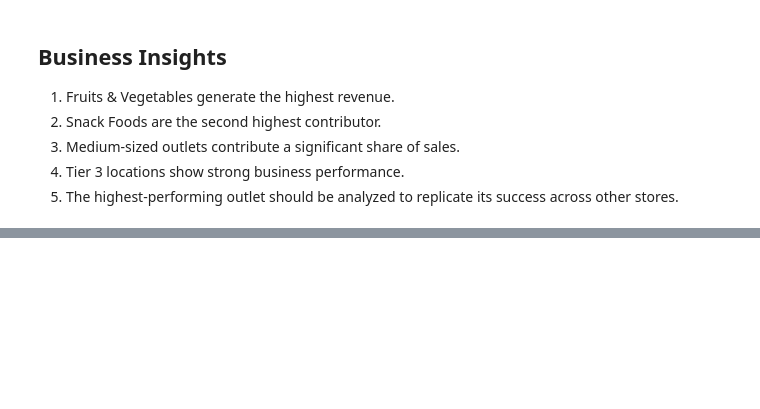
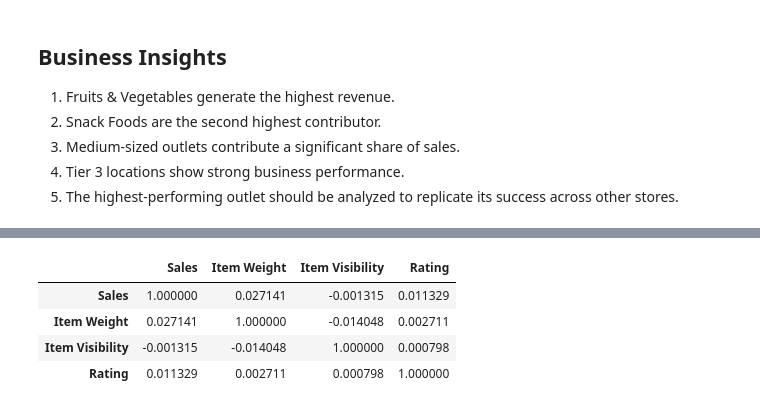
Before and after one commit to sanyuktaraut09/Blinkit-Retail-Intelligence, a Jupyter notebook: notebooks/02_eda.ipynb, the cells around one changed output, grey strips where cells are left out. Saved outputs shown, nothing was run; the diff lists cells and outputs as text; code cells hidden in the pictures; blank space fills up the shorter version.

```diff
--- a/notebooks/02_eda.ipynb
+++ b/notebooks/02_eda.ipynb
@@ -212,0 +297,8 @@ Name: Sales, dtype: float64
+# %%
+df[["Sales", "Item Weight", "Item Visibility", "Rating"]].corr()
+# %% [output]
+|  | Sales | Item Weight | Item Visibility | Rating |
+| Sales | 1.000000 | 0.027141 | -0.001315 | 0.011329 |
+| Item Weight | 0.027141 | 1.000000 | -0.014048 | 0.002711 |
+| Item Visibility | -0.001315 | -0.014048 | 1.000000 | 0.000798 |
+| Rating | 0.011329 | 0.002711 | 0.000798 | 1.000000 |
```
Also changed, not shown: parts of 14 cells of this notebook, 1 other file.
